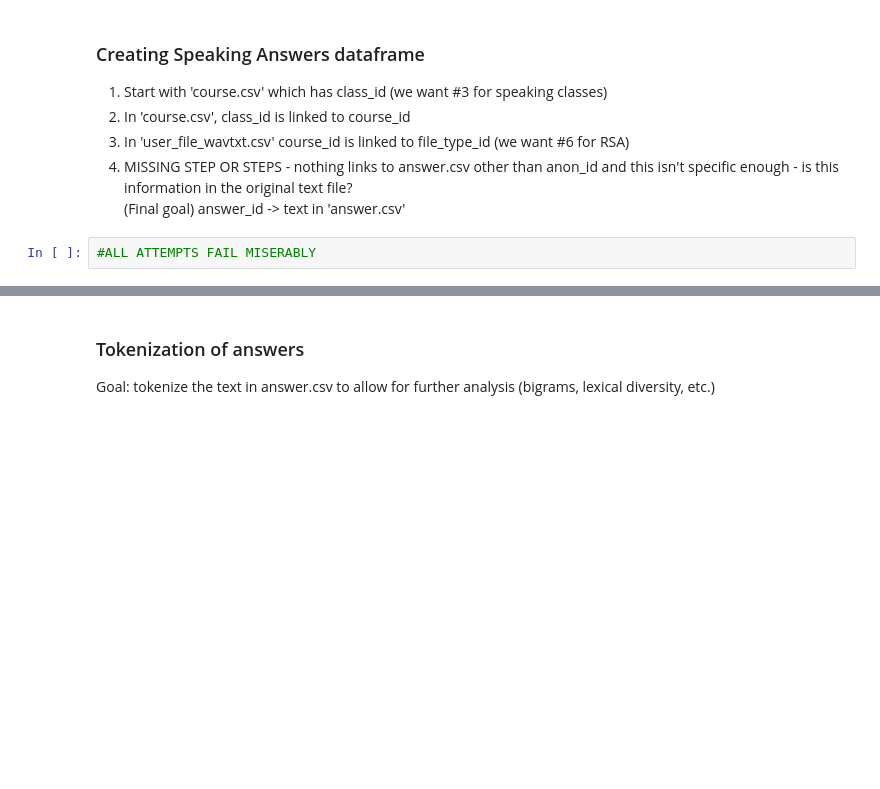
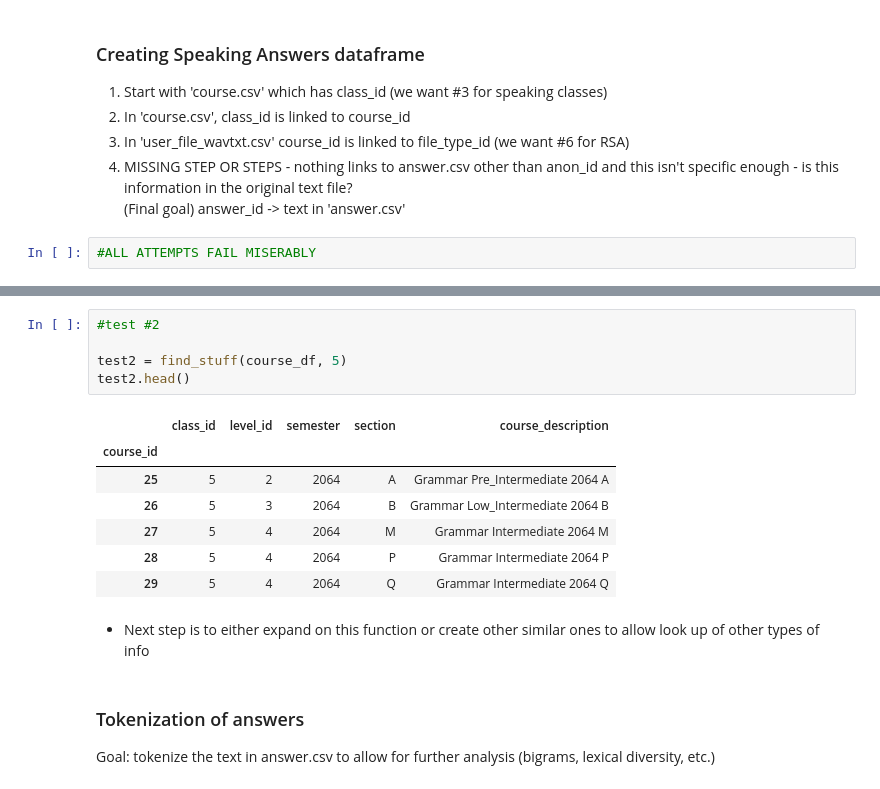
Before and after one commit to Data-Science-for-Linguists/Bigram-analysis-of-writing-from-the-ELI, a Jupyter notebook: project_code2.ipynb, the cells around one changed output, grey strips where cells are left out. Cells and saved outputs as stored; diff of their text form; blank space fills up the shorter version.

```diff
--- a/project_code2.ipynb
+++ b/project_code2.ipynb
@@ -303,3 +314,18 @@ _with_
+# %%
+#test #2
+
+test2 = find_stuff(course_df, 5)
+test2.head()
+# %% [output]
+|  | class_id | level_id | semester | section | course_description |
+| course_id |  |  |  |  |  |
+| 25 | 5 | 2 | 2064 | A | Grammar Pre_Intermediate 2064 A |
+| 26 | 5 | 3 | 2064 | B | Grammar Low_Intermediate 2064 B |
+| 27 | 5 | 4 | 2064 | M | Grammar Intermediate 2064 M |
+| 28 | 5 | 4 | 2064 | P | Grammar Intermediate 2064 P |
+| 29 | 5 | 4 | 2064 | Q | Grammar Intermediate 2064 Q |
+# %% [markdown]
+- Next step is to either expand on this function or create other similar ones to allow look up of other types of info
 # %% [markdown]
 ### Tokenization of answers ###
 
```
Also changed, not shown: parts of 12 cells of this notebook, 1 other file.
